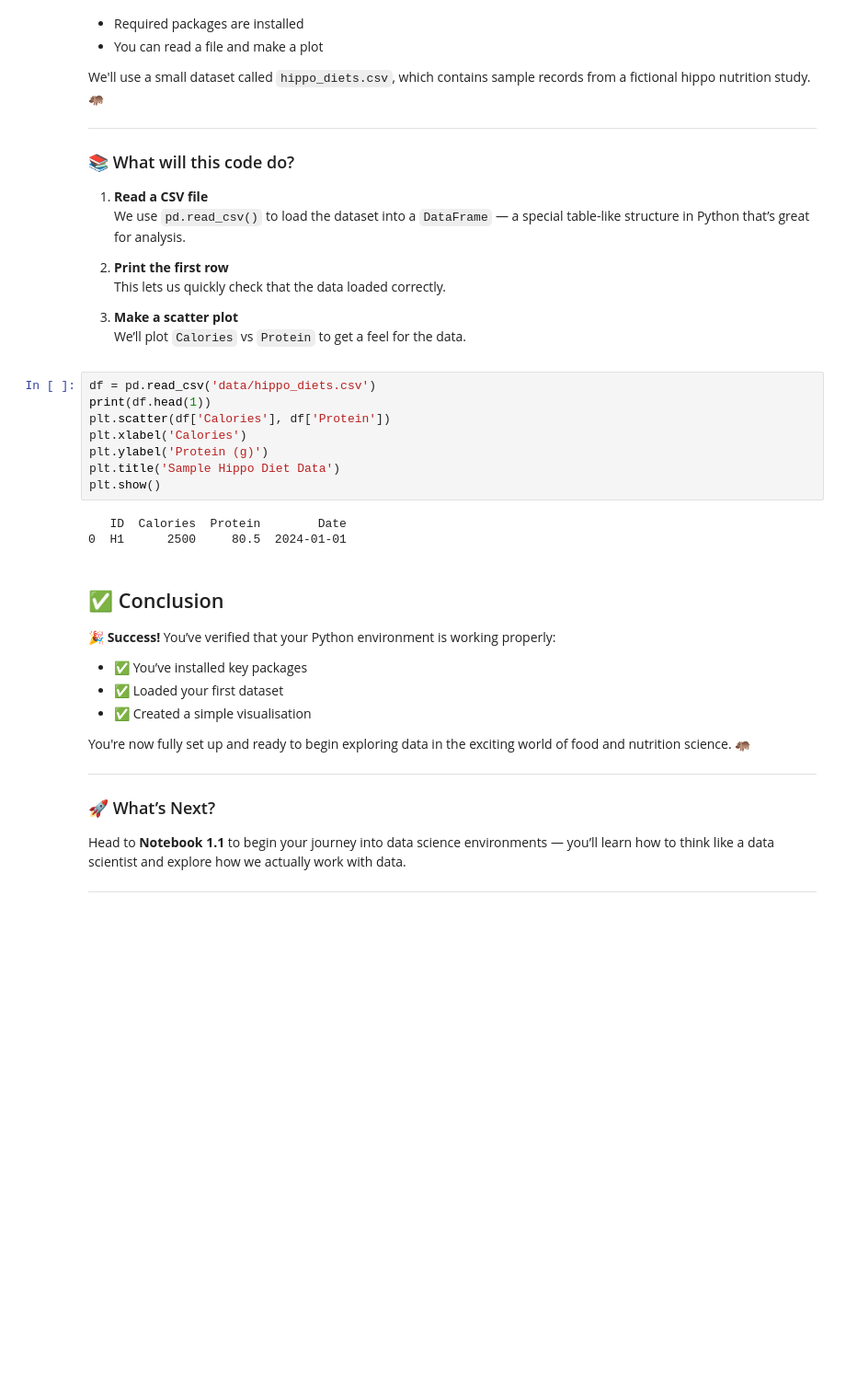
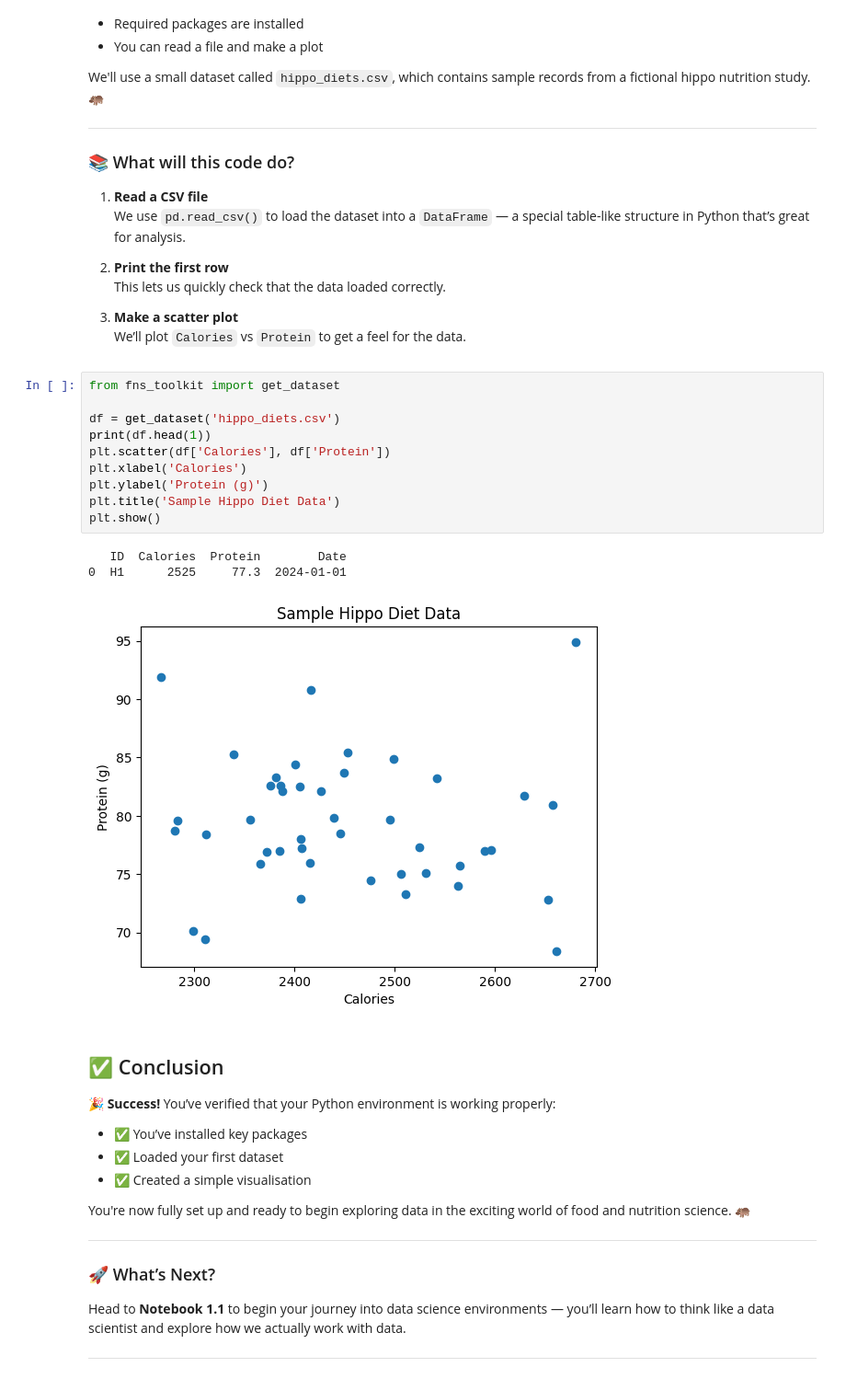
Before and after one commit to ggkuhnle/data-analysis-toolkit-FNS, a Jupyter notebook: notebooks/01_infrastructure/0_getting_started.ipynb, the cells around one changed output. Shown at 92% size. Drawn from its saved outputs; the diff is of its cells as text; blank space fills up the shorter version.

```diff
--- a/notebooks/01_infrastructure/0_getting_started.ipynb
+++ b/notebooks/01_infrastructure/0_getting_started.ipynb
@@ -263,16 +235,19 @@ We'll use a small dataset called `hippo_diets.csv`, which contains sample record
 3. **Make a scatter plot**
    We’ll plot `Calories` vs `Protein` to get a feel for the data.
 # %%
-df = pd.read_csv('data/hippo_diets.csv')
+from fns_toolkit import get_dataset
+
+df = get_dataset('hippo_diets.csv')
 print(df.head(1))
 plt.scatter(df['Calories'], df['Protein'])
 plt.xlabel('Calories')
 plt.ylabel('Protein (g)')
 plt.title('Sample Hippo Diet Data')
 plt.show()
 # %% [output]
    ID  Calories  Protein        Date
-0  H1      2500     80.5  2024-01-01
+0  H1      2525     77.3  2024-01-01
+[figure, added]
 # %% [markdown]
 ## ✅ Conclusion
 
```
Also changed, not shown: parts of 2 cells of this notebook, 38 other files.
